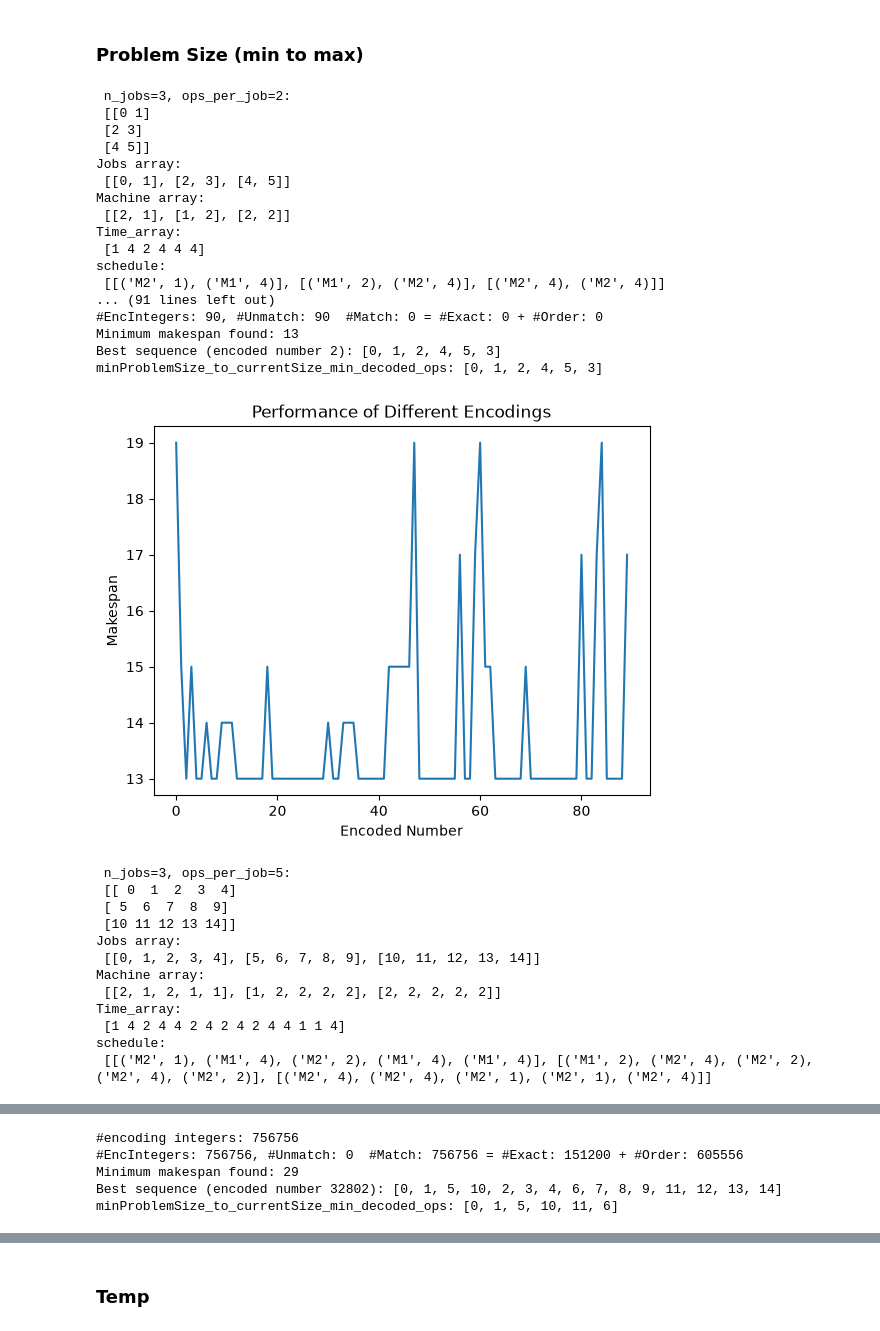
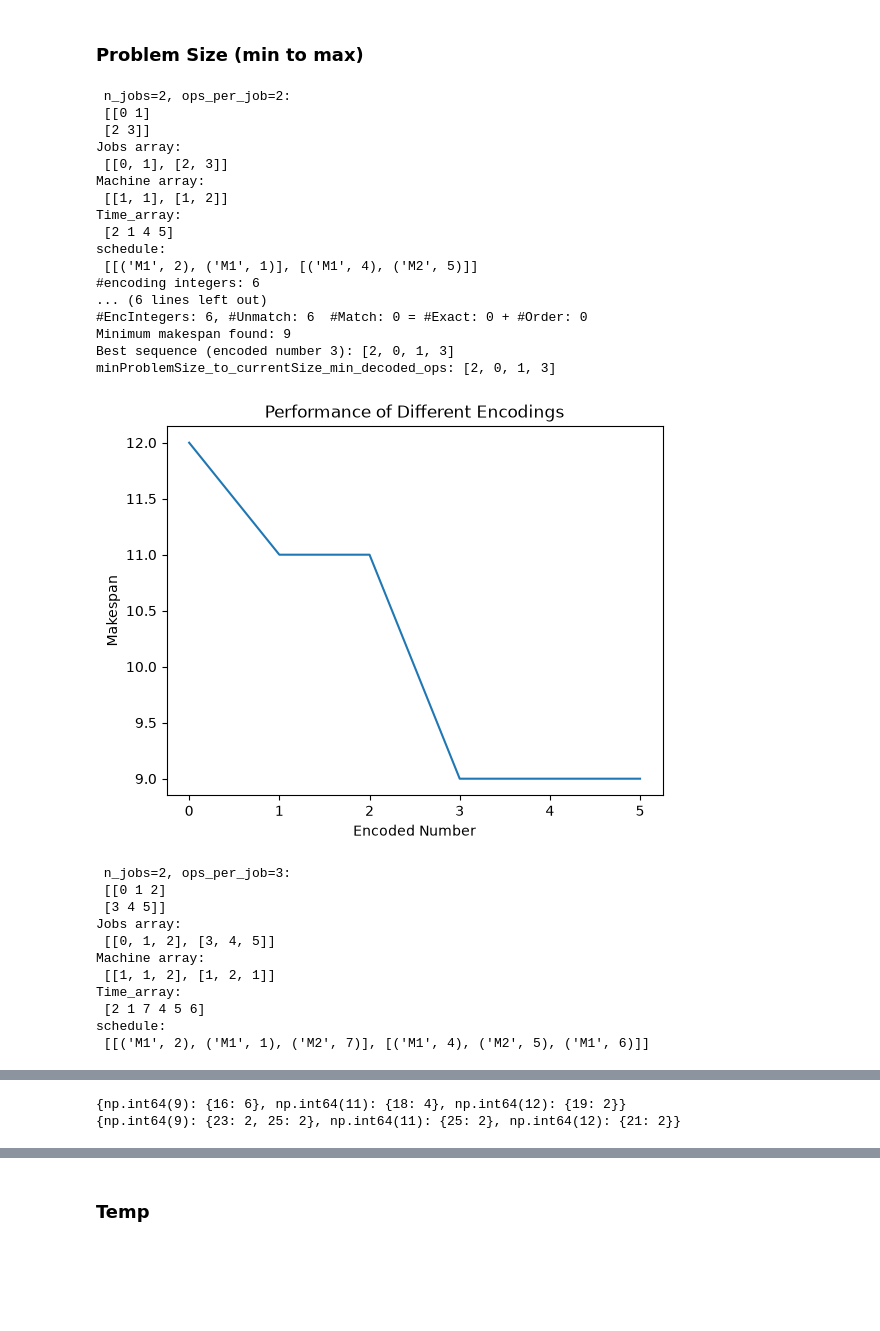
Before and after one commit to kcravi912/JobShopScheduling, a Jupyter notebook: highly_efficient_encoding_jssp.ipynb, the cells around one changed output, grey strips where cells are left out. Drawn from its saved outputs; the diff is of its cells as text; code cells hidden in the pictures; blank space fills up the shorter version.

```diff
--- a/highly_efficient_encoding_jssp.ipynb
+++ b/highly_efficient_encoding_jssp.ipynb
@@ -749,11 +749,33 @@ False
 # %% [markdown]
 ### Problem Size (min to max)
 # %%
-VARIABLE_MACHINES = True  # vary or not for each problem size
-VARIABLE_TIMES = True      # vary or not for each problem size
+FAILURE_CASE_INPUTS = 0 # To run the specific failed inputs.
+FREEZE_INPUTS = 0       # To run again the same inputs
 
-min_jobs = 3;       max_jobs = 3;       step_jobs = 1
-min_ops_in_job = 2; max_ops_in_job = 5; step_ops = 3
+if FREEZE_INPUTS:
+    VARIABLE_MACHINES = False  # vary or not for each problem size
+    VARIABLE_TIMES = False      # vary or not for each problem size
+else:
+    VARIABLE_MACHINES = True  # vary or not for each problem size
+    VARIABLE_TIMES = True      # vary or not for each problem size
+
+#-------------------------------INPUTS--------------------------------------------------------------------------------------------
+if FAILURE_CASE_INPUTS:
+
+    FREEZE_INPUTS = 1       # To run again the same inputs
+
+    # inputs causing failure
+    min_jobs = 2;       max_jobs = 2;       step_jobs = 1
+    min_ops_in_job = 2; max_ops_in_job = 7; step_ops = 1
+
+    Machine_nparray = np.array([[1, 1, 2, 2, 1, 1, 1], [2, 1, 2, 2, 2, 1, 2]])
+    rnd_Time_array = np.array([5, 6, 2, 4, 3, 4, 2, 3, 4, 7, 2, 2, 7, 6]).reshape(max_jobs, max_ops_in_job)
+
+else: # not a FAILURE_CASE_INPUTS:
+
+    min_jobs = 2;       max_jobs = 2;       step_jobs = 1
+    min_ops_in_job = 2; max_ops_in_job = 7; step_ops = 1
+#---------------------------------------------------------------------------------------------------------------------------
 
 
 # minProblemSize decoded ops  to  currProblemSize decoded ops mapping
@@ -778,7 +800,7 @@ if VARIABLE_TIMES:
     # Generate 5 unique random integers between 10 (inclusive) and 50 (exclusive)
     n_op = max_jobs * max_ops_in_job
     #rnd_Time_array = rng.choice(np.arange(1, n_op + 1), size=n_op, replace=False)
-    rnd_Time_array = np.random.randint(1, 4+1, size=(max_jobs, max_ops_in_job))
+    rnd_Time_array = np.random.randint(1, 8+1, size=(max_jobs, max_ops_in_job))
     VARIABLE_TIMES = False
 
 
@@ -987,56 +1009,55 @@ for n_jobs in range(min_jobs, max_jobs+1, step_jobs):   #  No of Jobs
                 distributions_order_match[key] = dict(sorted(dict(Counter(values)).items()))
             print(distributions_exact_match)
             print(distributions_order_match)
 
             for mps_key, distribution in distributions_exact_match.items():
                 total = sum(distribution.values())
                 for key in distribution:
                     distribution[key] /= total  # Normalize to get frequency
                 plt.plot(distribution.keys(), distribution.values(), marker='o', label=f'mps_cost={mps_key}')
                 plt.legend()
             plt.xlabel('Makespan-cost')
             plt.ylabel('Frequency')
             plt.title(f'Distribution of Operations by Cost: Exact Match - min_cost={min_time}')
             plt.show()
             for mps_key, distribution in distributions_order_match.items():
                 total = sum(distribution.values())
                 for key in distribution:
                     distribution[key] /= total  # Normalize to get frequency
                 plt.plot(distribution.keys(), distribution.values(), marker='o', label=f'mps_cost={mps_key}')
                 plt.legend()
             plt.xlabel('Makespan-cost')
             plt.ylabel('Frequency')
             plt.title(f'Distribution of Operations by Cost: Order Match - min_cost={min_time}')
             plt.show()
 # %% [output]
- n_jobs=3, ops_per_job=2:
+ n_jobs=2, ops_per_job=2:
  [[0 1]
- [2 3]
- [4 5]]
+ [2 3]]
 Jobs array:
- [[0, 1], [2, 3], [4, 5]]
+ [[0, 1], [2, 3]]
 Machine array:
- [[2, 1], [1, 2], [2, 2]]
+ [[1, 1], [1, 2]]
 Time_array:
- [1 4 2 4 4 4]
+ [2 1 4 5]
 schedule:
- [[('M2', 1), ('M1', 4)], [('M1', 2), ('M2', 4)], [('M2', 4), ('M2', 4)]]
-... (91 lines left out)
-#EncIntegers: 90, #Unmatch: 90  #Match: 0 = #Exact: 0 + #Order: 0
-Minimum makespan found: 13
-Best sequence (encoded number 2): [0, 1, 2, 4, 5, 3]
-minProblemSize_to_currentSize_min_decoded_ops: [0, 1, 2, 4, 5, 3]
+ [[('M1', 2), ('M1', 1)], [('M1', 4), ('M2', 5)]]
+#encoding integers: 6
+... (6 lines left out)
+#EncIntegers: 6, #Unmatch: 6  #Match: 0 = #Exact: 0 + #Order: 0
+Minimum makespan found: 9
+Best sequence (encoded number 3): [2, 0, 1, 3]
+minProblemSize_to_currentSize_min_decoded_ops: [2, 0, 1, 3]
-[figure, old version]
+[figure, new version]
- n_jobs=3, ops_per_job=5:
- [[ 0  1  2  3  4]
- [ 5  6  7  8  9]
- [10 11 12 13 14]]
+ n_jobs=2, ops_per_job=3:
+ [[0 1 2]
+ [3 4 5]]
 Jobs array:
- [[0, 1, 2, 3, 4], [5, 6, 7, 8, 9], [10, 11, 12, 13, 14]]
+ [[0, 1, 2], [3, 4, 5]]
 Machine array:
- [[2, 1, 2, 1, 1], [1, 2, 2, 2, 2], [2, 2, 2, 2, 2]]
+ [[1, 1, 2], [1, 2, 1]]
 Time_array:
- [1 4 2 4 4 2 4 2 4 2 4 4 1 1 4]
+ [2 1 7 4 5 6]
 schedule:
- [[('M2', 1), ('M1', 4), ('M2', 2), ('M1', 4), ('M1', 4)], [('M1', 2), ('M2', 4), ('M2', 2), ('M2', 4), ('M2', 2)], [('M2', 4), ('M2', 4), ('M2', 1), ('M2', 1), ('M2', 4)]]
+ [[('M1', 2), ('M1', 1), ('M2', 7)], [('M1', 4), ('M2', 5), ('M1', 6)]]
 |  | enc_no | dec_ops | cost |
@@ -1055,5 +1088,2 @@ schedule:
-#encoding integers: 756756
-#EncIntegers: 756756, #Unmatch: 0  #Match: 756756 = #Exact: 151200 + #Order: 605556
-Minimum makespan found: 29
-Best sequence (encoded number 32802): [0, 1, 5, 10, 2, 3, 4, 6, 7, 8, 9, 11, 12, 13, 14]
-minProblemSize_to_currentSize_min_decoded_ops: [0, 1, 5, 10, 11, 6]
+{np.int64(9): {16: 6}, np.int64(11): {18: 4}, np.int64(12): {19: 2}}
+{np.int64(9): {23: 2, 25: 2}, np.int64(11): {25: 2}, np.int64(12): {21: 2}}
```
Also changed, not shown: parts of 14 cells of this notebook.
